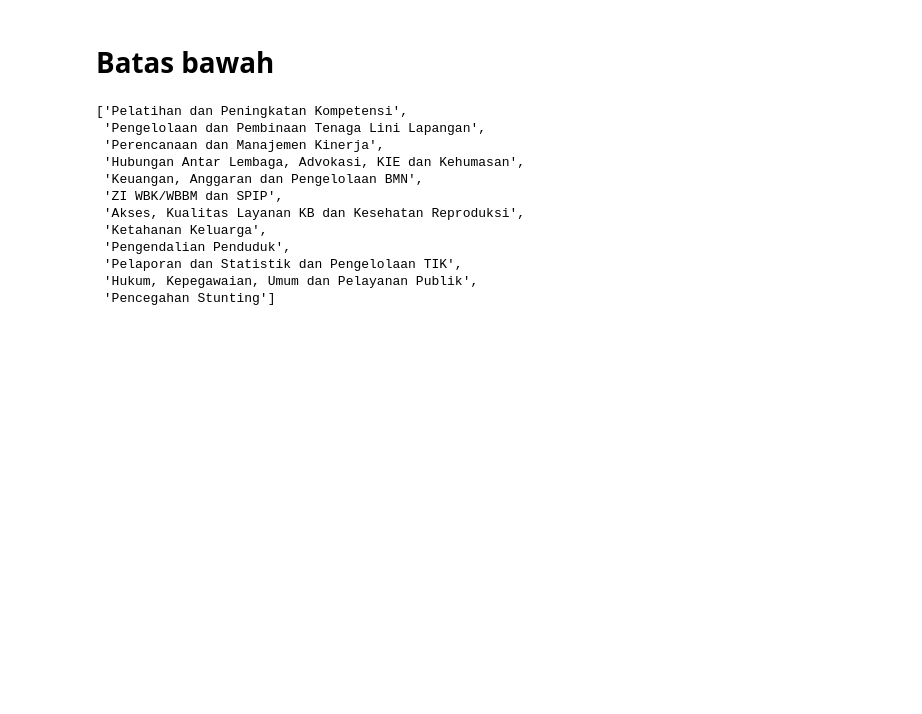
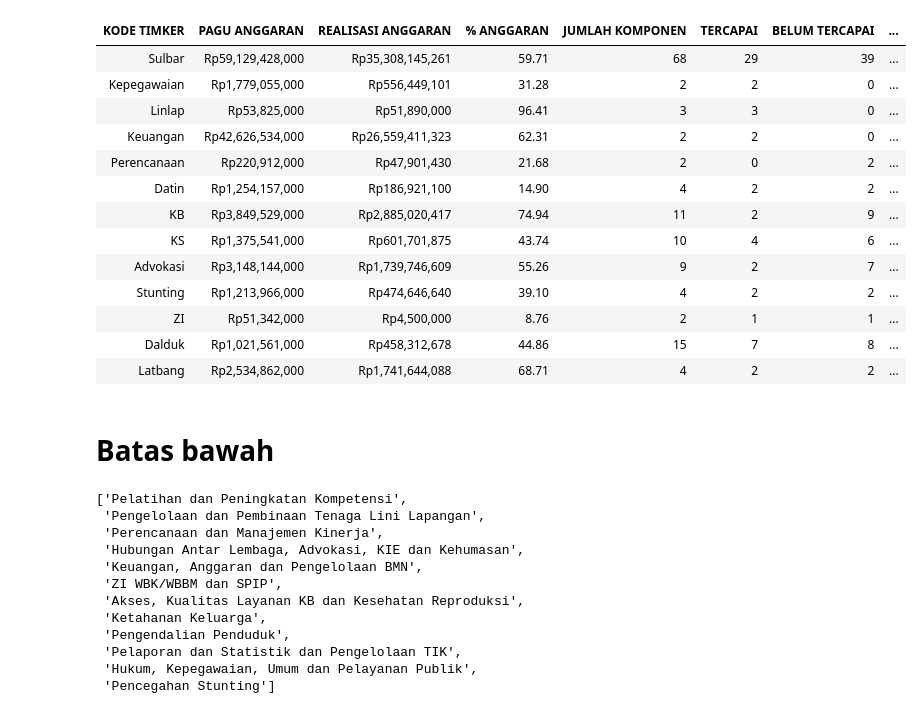
Before and after one commit to pokja0/profil-timker-py, a Jupyter notebook: olahdata.ipynb, the cells around one changed output. Cells and saved outputs as stored; diff of their text form; code cells hidden in the pictures; blank space fills up the shorter version.

```diff
--- a/olahdata.ipynb
+++ b/olahdata.ipynb
@@ -257,3 +262,7 @@ fig.update_traces(textposition='outside')
 fig.show()
 # %% [output]
 [interactive output not drawn]
+# %%
+rekap_oa
+rekap_oa_pandas = rekap_oa.to_pandas()
+show(rekap_oa_pandas)
@@ -260,3 +272,22 @@ fig.show()
+# %%
+rekap_oa_pandas["PAGU ANGGARAN"] = rekap_oa_pandas["PAGU ANGGARAN"].map("Rp{:,.0f}".format)
+rekap_oa_pandas["REALISASI ANGGARAN"] = rekap_oa_pandas["REALISASI ANGGARAN"].map("Rp{:,.0f}".format)
+show(rekap_oa_pandas.style.background_gradient(subset=["% ANGGARAN", "% CAPAIAN"], cmap="RdYlGn", vmin=0, vmax=100).format(precision=2))
+# %% [output]
+| KODE TIMKER | PAGU ANGGARAN | REALISASI ANGGARAN | % ANGGARAN | JUMLAH KOMPONEN | TERCAPAI | BELUM TERCAPAI | ... |
+| Sulbar | Rp59,129,428,000 | Rp35,308,145,261 | 59.71 | 68 | 29 | 39 | ... |
+| Kepegawaian | Rp1,779,055,000 | Rp556,449,101 | 31.28 | 2 | 2 | 0 | ... |
+| Linlap | Rp53,825,000 | Rp51,890,000 | 96.41 | 3 | 3 | 0 | ... |
+| Keuangan | Rp42,626,534,000 | Rp26,559,411,323 | 62.31 | 2 | 2 | 0 | ... |
+| Perencanaan | Rp220,912,000 | Rp47,901,430 | 21.68 | 2 | 0 | 2 | ... |
+| Datin | Rp1,254,157,000 | Rp186,921,100 | 14.90 | 4 | 2 | 2 | ... |
+| KB | Rp3,849,529,000 | Rp2,885,020,417 | 74.94 | 11 | 2 | 9 | ... |
+| KS | Rp1,375,541,000 | Rp601,701,875 | 43.74 | 10 | 4 | 6 | ... |
+| Advokasi | Rp3,148,144,000 | Rp1,739,746,609 | 55.26 | 9 | 2 | 7 | ... |
+| Stunting | Rp1,213,966,000 | Rp474,646,640 | 39.10 | 4 | 2 | 2 | ... |
+| ZI | Rp51,342,000 | Rp4,500,000 | 8.76 | 2 | 1 | 1 | ... |
+| Dalduk | Rp1,021,561,000 | Rp458,312,678 | 44.86 | 15 | 7 | 8 | ... |
+| Latbang | Rp2,534,862,000 | Rp1,741,644,088 | 68.71 | 4 | 2 | 2 | ... |
 # %% [markdown]
 # Batas bawah
 # %%
```
Also changed, not shown: parts of 3 cells of this notebook, 2 other files.
